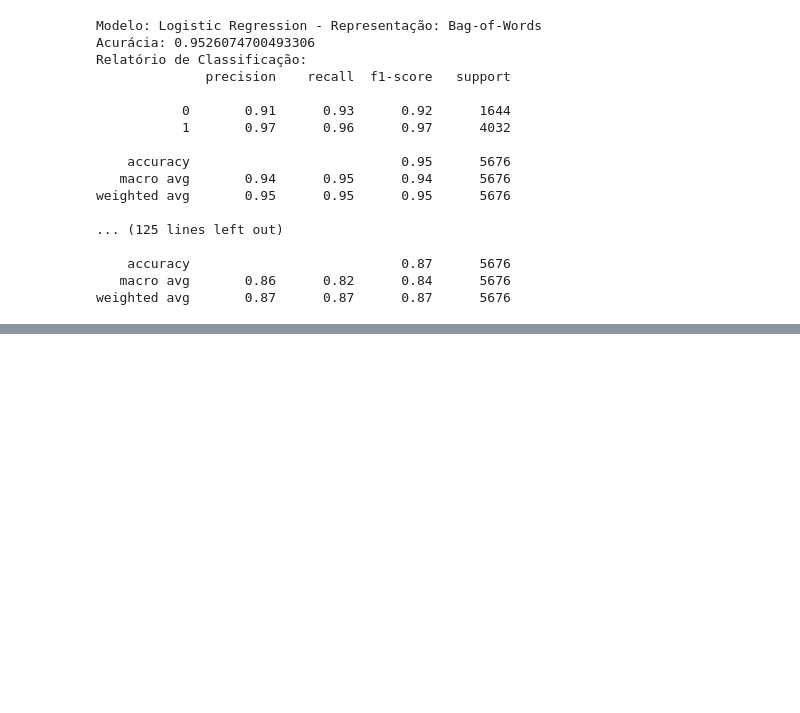
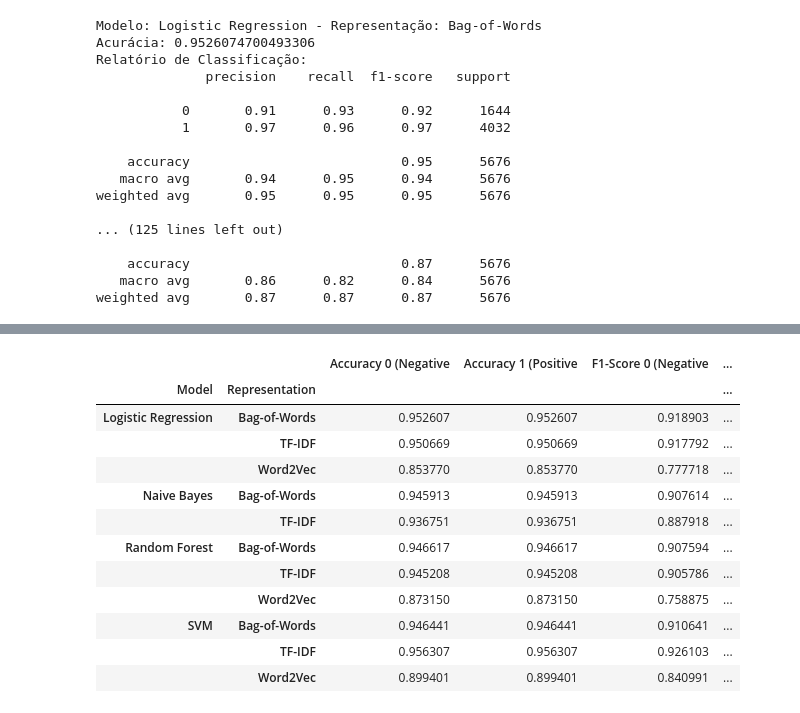
Before and after one commit to silviosmf/tutorial_sa_python, a Jupyter notebook: models_ml.ipynb, the cells around one changed output, grey strips where cells are left out. Saved outputs shown, nothing was run; the diff lists cells and outputs as text; code cells hidden in the pictures; blank space fills up the shorter version.

```diff
--- a/models_ml.ipynb
+++ b/models_ml.ipynb
@@ -109,0 +290,21 @@ weighted avg       0.87      0.87      0.87      5676
+# %%
+pivot_df = results_df.pivot_table(index=['Model', 'Representation'], columns='Class', values=['Accuracy', 'Precision', 'Recall', 'F1-Score'])
+
+# Renaming columns for clarity
+pivot_df.columns = [f'{col[0]} {col[1]} ({["Negative","Positive"][col[1]]}' for col in pivot_df.columns]
+
+display(pivot_df)
+# %% [output]
+|  |  | Accuracy 0 (Negative | Accuracy 1 (Positive | F1-Score 0 (Negative | ... |
+| Model | Representation |  |  |  | ... |
+| Logistic Regression | Bag-of-Words | 0.952607 | 0.952607 | 0.918903 | ... |
+|  | TF-IDF | 0.950669 | 0.950669 | 0.917792 | ... |
+|  | Word2Vec | 0.853770 | 0.853770 | 0.777718 | ... |
+| Naive Bayes | Bag-of-Words | 0.945913 | 0.945913 | 0.907614 | ... |
+|  | TF-IDF | 0.936751 | 0.936751 | 0.887918 | ... |
+| Random Forest | Bag-of-Words | 0.946617 | 0.946617 | 0.907594 | ... |
+|  | TF-IDF | 0.945208 | 0.945208 | 0.905786 | ... |
+|  | Word2Vec | 0.873150 | 0.873150 | 0.758875 | ... |
+| SVM | Bag-of-Words | 0.946441 | 0.946441 | 0.910641 | ... |
+|  | TF-IDF | 0.956307 | 0.956307 | 0.926103 | ... |
+|  | Word2Vec | 0.899401 | 0.899401 | 0.840991 | ... |
```
Also changed, not shown: parts of 2 cells of this notebook.
